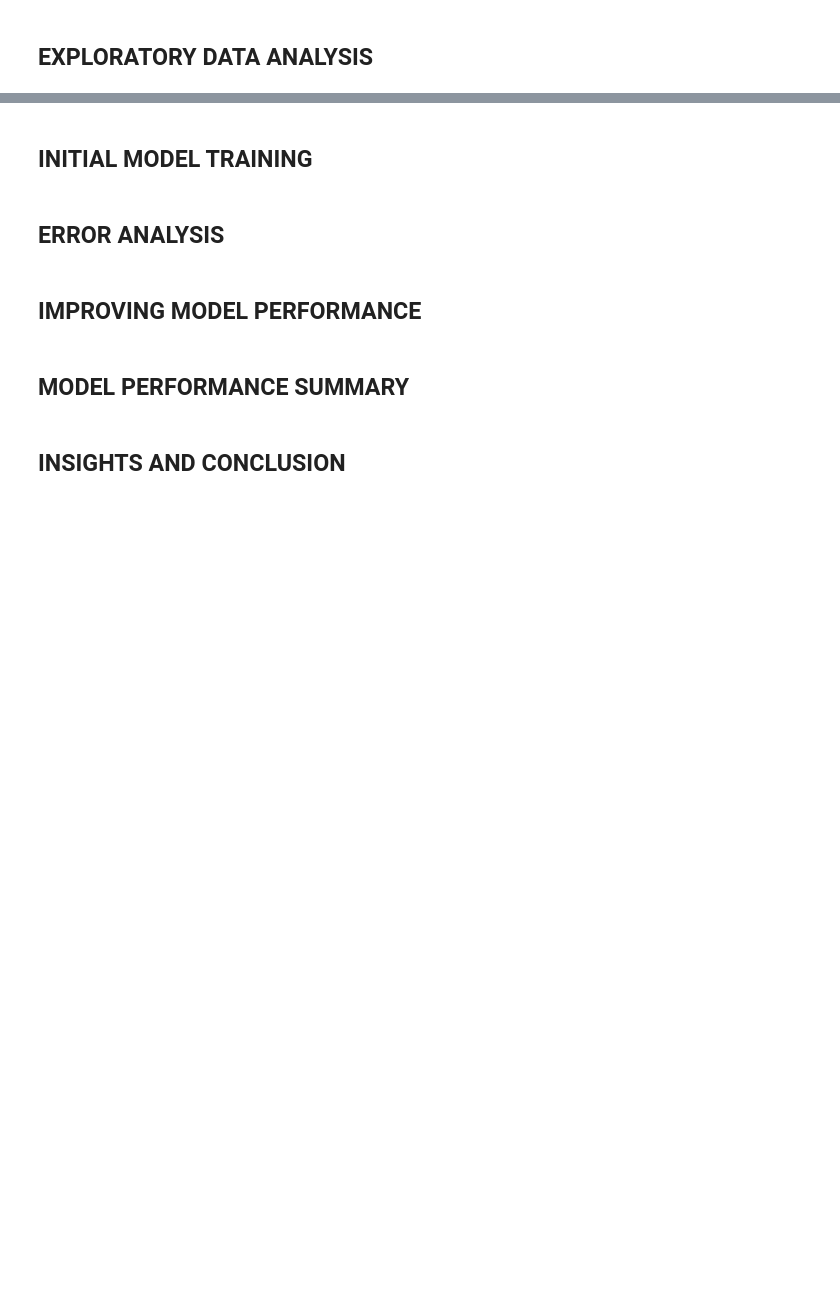
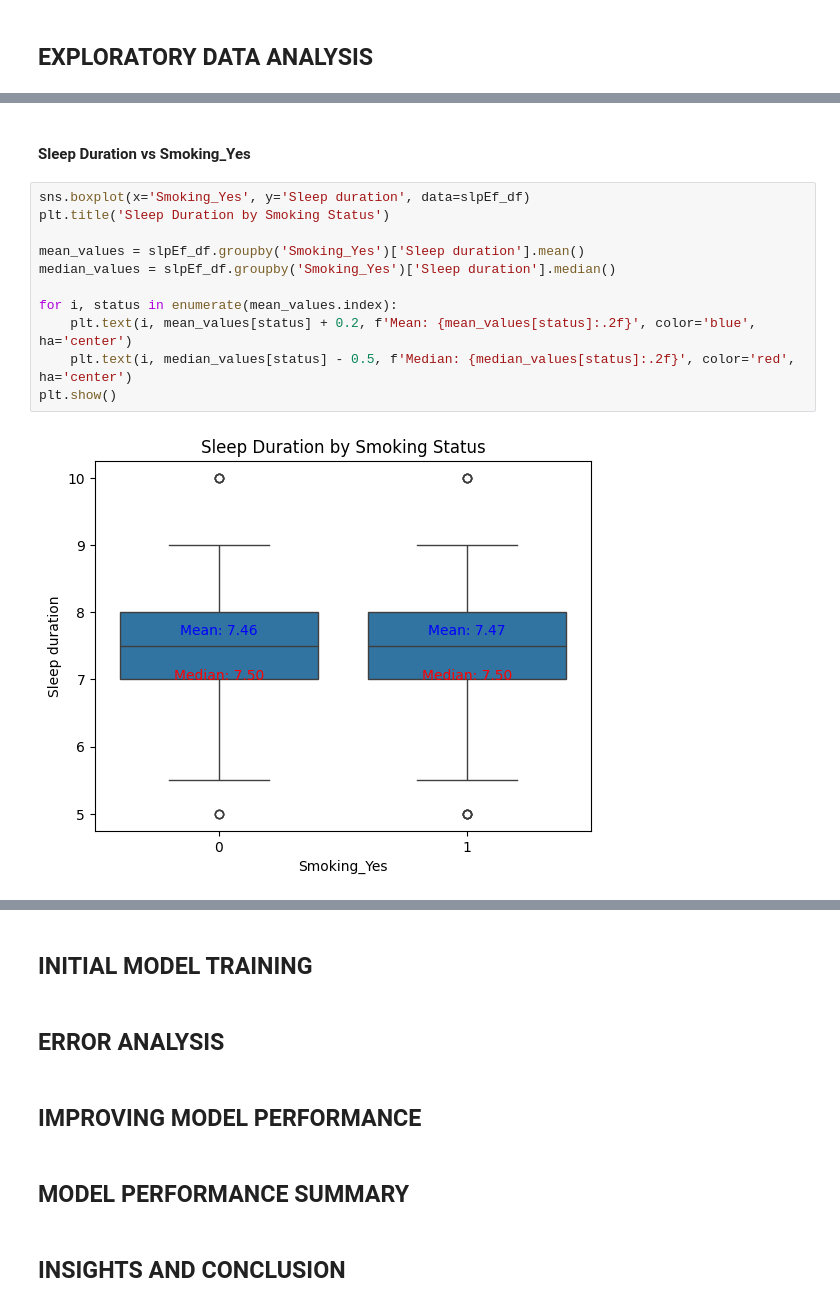
Before and after one commit to OldMarkie/Sleep-Efficiency-Data-Model, a Jupyter notebook: sleepEfficiencyModel.ipynb, the cells around one changed output, grey strips where cells are left out. Drawn from its saved outputs; the diff is of its cells as text; blank space fills up the shorter version.

```diff
--- a/sleepEfficiencyModel.ipynb
+++ b/sleepEfficiencyModel.ipynb
@@ -220,0 +352,15 @@ slpEf_df.head(5)
+# %% [markdown]
+#### Sleep Duration vs Smoking_Yes
+# %%
+sns.boxplot(x='Smoking_Yes', y='Sleep duration', data=slpEf_df)
+plt.title('Sleep Duration by Smoking Status')
+
+mean_values = slpEf_df.groupby('Smoking_Yes')['Sleep duration'].mean()
+median_values = slpEf_df.groupby('Smoking_Yes')['Sleep duration'].median()
+
+for i, status in enumerate(mean_values.index):
+    plt.text(i, mean_values[status] + 0.2, f'Mean: {mean_values[status]:.2f}', color='blue', ha='center')
+    plt.text(i, median_values[status] - 0.5, f'Median: {median_values[status]:.2f}', color='red', ha='center')
+plt.show()
+# %% [output]
+[figure, added]
```
Also changed, not shown: parts of 29 cells of this notebook.
